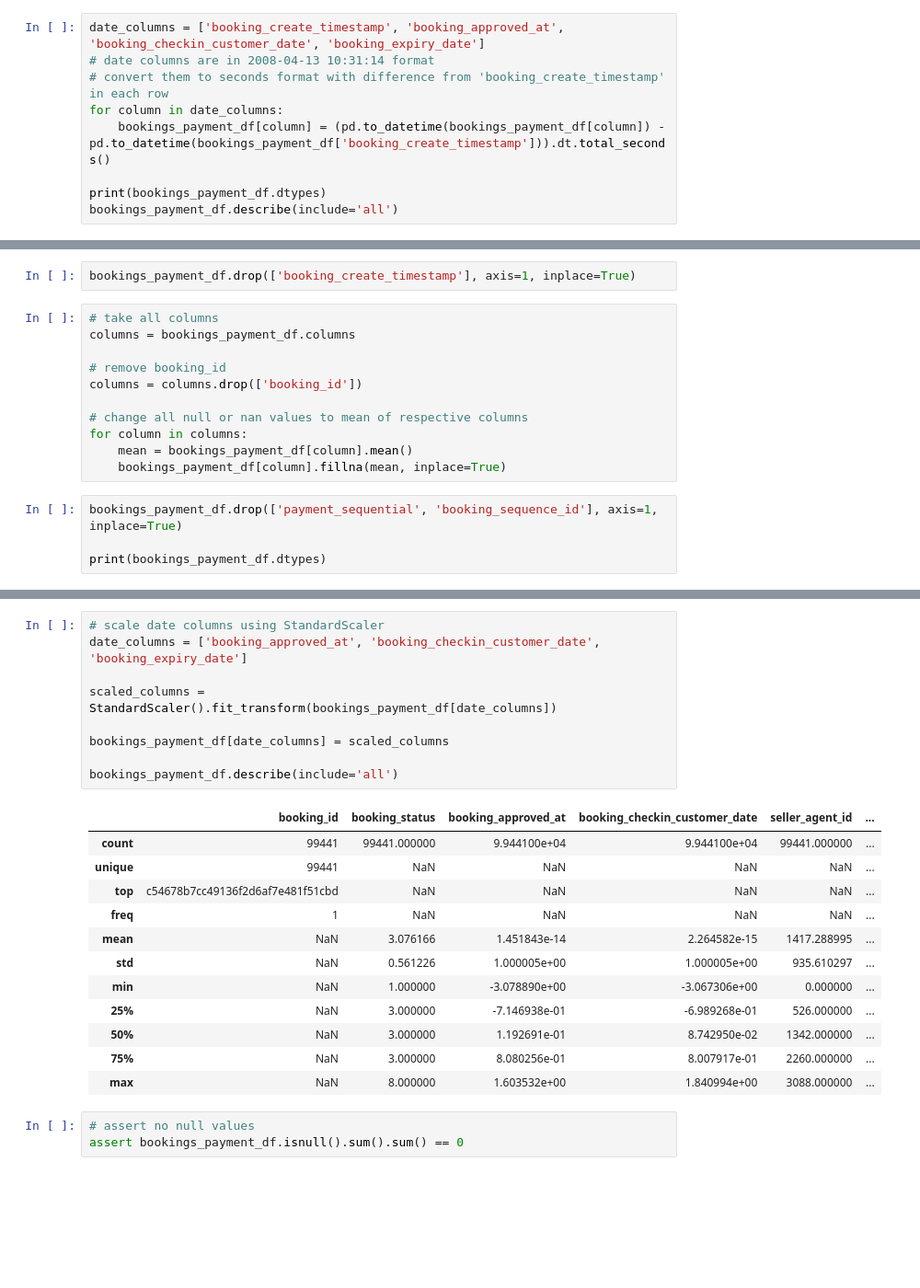
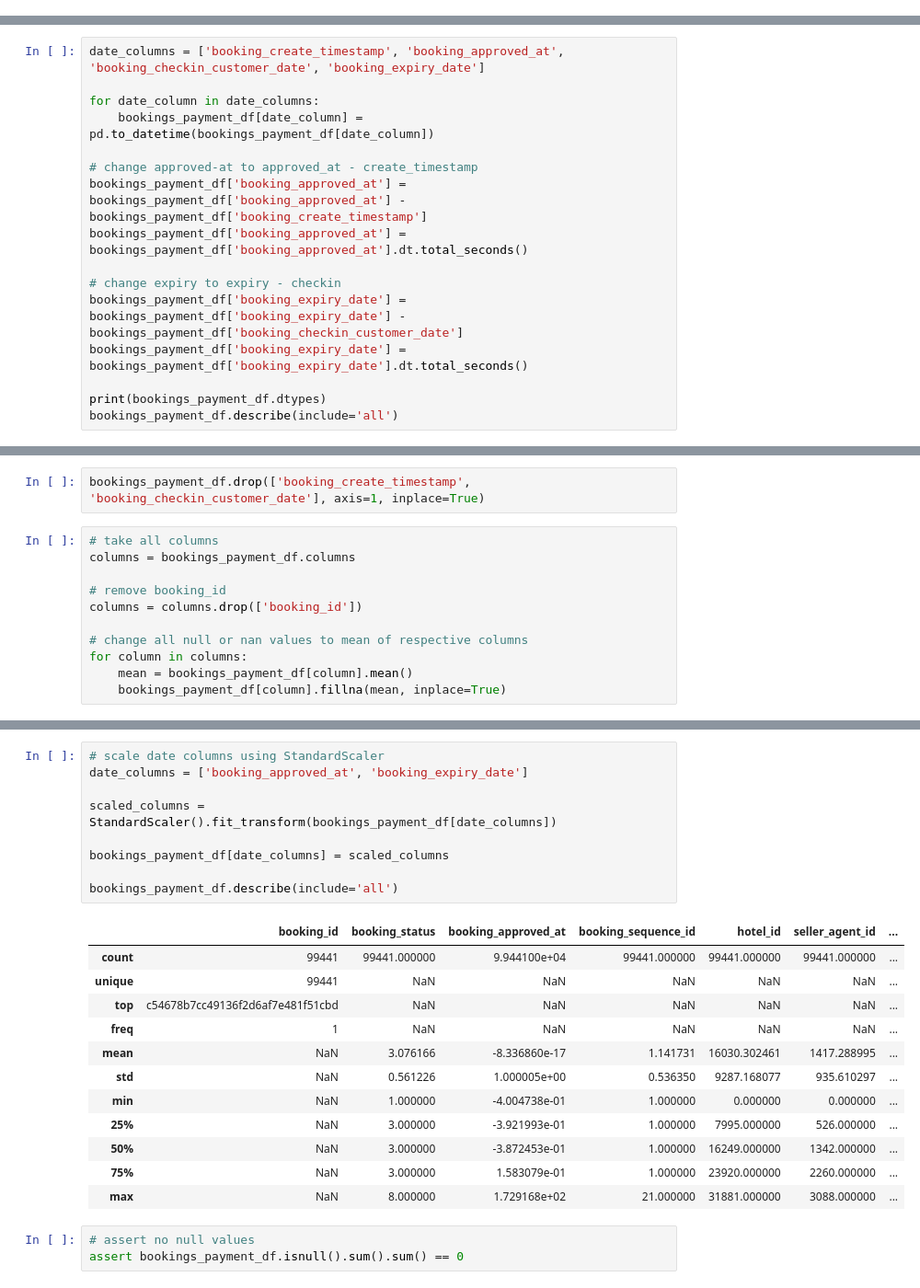
Before and after one commit to bersilin-robert1609/CS5691-PRML, a Jupyter notebook: DataContest/script/data_contest.ipynb, the cells around one changed output, grey strips where cells are left out. Shown at 92% size. Drawn from its saved outputs; the diff is of its cells as text; blank space fills up the shorter version.

```diff
--- a/DataContest/script/data_contest.ipynb
+++ b/DataContest/script/data_contest.ipynb
@@ -314,12 +317,3 @@ payment_type                     float64
 payment_installments             float64
 payment_value                    float64
 dtype: object
-# %%
-date_columns = ['booking_create_timestamp', 'booking_approved_at', 'booking_checkin_customer_date', 'booking_expiry_date']
-# date columns are in 2008-04-13 10:31:14 format
-# convert them to seconds format with difference from 'booking_create_timestamp' in each row
-for column in date_columns:
-    bookings_payment_df[column] = (pd.to_datetime(bookings_payment_df[column]) - pd.to_datetime(bookings_payment_df['booking_create_timestamp'])).dt.total_seconds()
-
-print(bookings_payment_df.dtypes)
-bookings_payment_df.describe(include='all')
@@ -355,0 +320,16 @@ dtype: object
+# %%
+date_columns = ['booking_create_timestamp', 'booking_approved_at', 'booking_checkin_customer_date', 'booking_expiry_date']
+
+for date_column in date_columns:
+    bookings_payment_df[date_column] = pd.to_datetime(bookings_payment_df[date_column])
+
+# change approved-at to approved_at - create_timestamp
+bookings_payment_df['booking_approved_at'] = bookings_payment_df['booking_approved_at'] - bookings_payment_df['booking_create_timestamp']
+bookings_payment_df['booking_approved_at'] = bookings_payment_df['booking_approved_at'].dt.total_seconds()
+
+# change expiry to expiry - checkin
+bookings_payment_df['booking_expiry_date'] = bookings_payment_df['booking_expiry_date'] - bookings_payment_df['booking_checkin_customer_date']
+bookings_payment_df['booking_expiry_date'] = bookings_payment_df['booking_expiry_date'].dt.total_seconds()
+
+print(bookings_payment_df.dtypes)
+bookings_payment_df.describe(include='all')
@@ -356,5 +369,5 @@ dtype: object
 # %%
-bookings_payment_df.drop(['booking_create_timestamp'], axis=1, inplace=True)
+bookings_payment_df.drop(['booking_create_timestamp', 'booking_checkin_customer_date'], axis=1, inplace=True)
 # %%
 # take all columns
 columns = bookings_payment_df.columns
@@ -366,7 +379,3 @@ columns = columns.drop(['booking_id'])
 for column in columns:
     mean = bookings_payment_df[column].mean()
     bookings_payment_df[column].fillna(mean, inplace=True)
-# %%
-bookings_payment_df.drop(['payment_sequential', 'booking_sequence_id'], axis=1, inplace=True)
-
-print(bookings_payment_df.dtypes)
@@ -407,25 +420,25 @@ bookings_payment_df.describe(include='all')
 # %%
 # scale date columns using StandardScaler
-date_columns = ['booking_approved_at', 'booking_checkin_customer_date', 'booking_expiry_date']
+date_columns = ['booking_approved_at', 'booking_expiry_date']
 
 scaled_columns = StandardScaler().fit_transform(bookings_payment_df[date_columns])
 
 bookings_payment_df[date_columns] = scaled_columns
 
 bookings_payment_df.describe(include='all')
 # %% [output]
-|  | booking_id | booking_status | booking_approved_at | booking_checkin_customer_date | seller_agent_id | ... |
-| count | 99441 | 99441.000000 | 9.944100e+04 | 9.944100e+04 | 99441.000000 | ... |
-| unique | 99441 | NaN | NaN | NaN | NaN | ... |
-| top | c54678b7cc49136f2d6af7e481f51cbd | NaN | NaN | NaN | NaN | ... |
-| freq | 1 | NaN | NaN | NaN | NaN | ... |
-| mean | NaN | 3.076166 | 1.451843e-14 | 2.264582e-15 | 1417.288995 | ... |
-| std | NaN | 0.561226 | 1.000005e+00 | 1.000005e+00 | 935.610297 | ... |
-| min | NaN | 1.000000 | -3.078890e+00 | -3.067306e+00 | 0.000000 | ... |
-| 25% | NaN | 3.000000 | -7.146938e-01 | -6.989268e-01 | 526.000000 | ... |
-| 50% | NaN | 3.000000 | 1.192691e-01 | 8.742950e-02 | 1342.000000 | ... |
-| 75% | NaN | 3.000000 | 8.080256e-01 | 8.007917e-01 | 2260.000000 | ... |
-| max | NaN | 8.000000 | 1.603532e+00 | 1.840994e+00 | 3088.000000 | ... |
+|  | booking_id | booking_status | booking_approved_at | booking_sequence_id | hotel_id | seller_agent_id | ... |
+| count | 99441 | 99441.000000 | 9.944100e+04 | 99441.000000 | 99441.000000 | 99441.000000 | ... |
+| unique | 99441 | NaN | NaN | NaN | NaN | NaN | ... |
+| top | c54678b7cc49136f2d6af7e481f51cbd | NaN | NaN | NaN | NaN | NaN | ... |
+| freq | 1 | NaN | NaN | NaN | NaN | NaN | ... |
+| mean | NaN | 3.076166 | -8.336860e-17 | 1.141731 | 16030.302461 | 1417.288995 | ... |
+| std | NaN | 0.561226 | 1.000005e+00 | 0.536350 | 9287.168077 | 935.610297 | ... |
+| min | NaN | 1.000000 | -4.004738e-01 | 1.000000 | 0.000000 | 0.000000 | ... |
+| 25% | NaN | 3.000000 | -3.921993e-01 | 1.000000 | 7995.000000 | 526.000000 | ... |
+| 50% | NaN | 3.000000 | -3.872453e-01 | 1.000000 | 16249.000000 | 1342.000000 | ... |
+| 75% | NaN | 3.000000 | 1.583079e-01 | 1.000000 | 23920.000000 | 2260.000000 | ... |
+| max | NaN | 8.000000 | 1.729168e+02 | 21.000000 | 31881.000000 | 3088.000000 | ... |
 # %%
 # assert no null values
 assert bookings_payment_df.isnull().sum().sum() == 0
```
Also changed, not shown: parts of 17 cells of this notebook, 4 other files.
